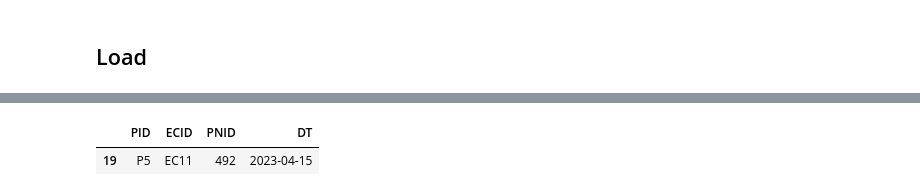
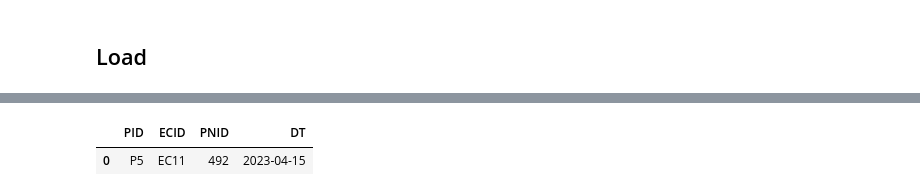
Before and after one commit to JHU-CDHAI/RecFldGrn, a Jupyter notebook: 1-RecFld/06-PN_RecFld.ipynb, the cells around one changed output, grey strips where cells are left out. Drawn from its saved outputs; the diff is of its cells as text; code cells hidden in the pictures.

```diff
--- a/1-RecFld/06-PN_RecFld.ipynb
+++ b/1-RecFld/06-PN_RecFld.ipynb
@@ -292,8 +204,8 @@ def load_df_data_from_folder(data_folder, IDName):
 # %%
-IDName = 'PID'
-print(fullrec_folder)
-df = load_df_data_from_folder(fullrec_folder, IDName)
-print(df.shape)
-df.head()
-df
+from recfldgrn.datapoint import DataPoint
+####################
+PIDValue = 'P5'
+######################
+Pat = DataPoint(IDNAME, PIDValue, rec_folder, RANGE_SIZE)
+Pat
 # %% [output]
@@ -375,20 +212,0 @@ class DataPoint(object):
-# %%
-# from recfldgrn.datapoint import PatientDP
-
-# we want to study / explore P4 himself.
-
-####################
-RID = 'PID' # Record ID Name, always be PhyID
-IDValue = 'P5'   # PhyID value
-######################
-
-
-data_folder = rec_folder
-RANGE_SIZE = RANGE_SIZE
-
-print(data_folder)
-
-
-Pat = DataPoint(RID, IDValue,
-                data_folder, RANGE_SIZE)
-Pat
@@ -418,5 +213,5 @@ Pat.get_df_rec('PN')
-# %%
-df_RecRaw[df_RecRaw['PID'] == 'P5']
-# %% [output]
-|  | PID | ECID | PNID | DT |
-| 19 | P5 | EC11 | 492 | 2023-04-15 |
+# %%
+Pat.get_df_rec(RecName)
+# %% [output]
+|  | PID | ECID | PNID | DT |
+| 0 | P5 | EC11 | 492 | 2023-04-15 |
```
Also changed, not shown: parts of 21 cells of this notebook, 7 other files.
